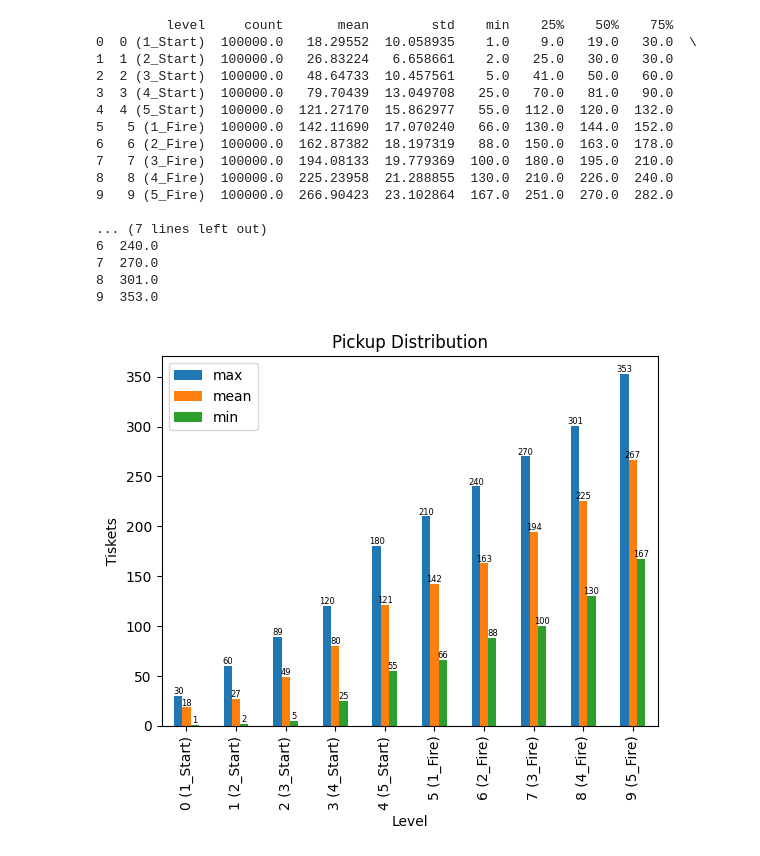
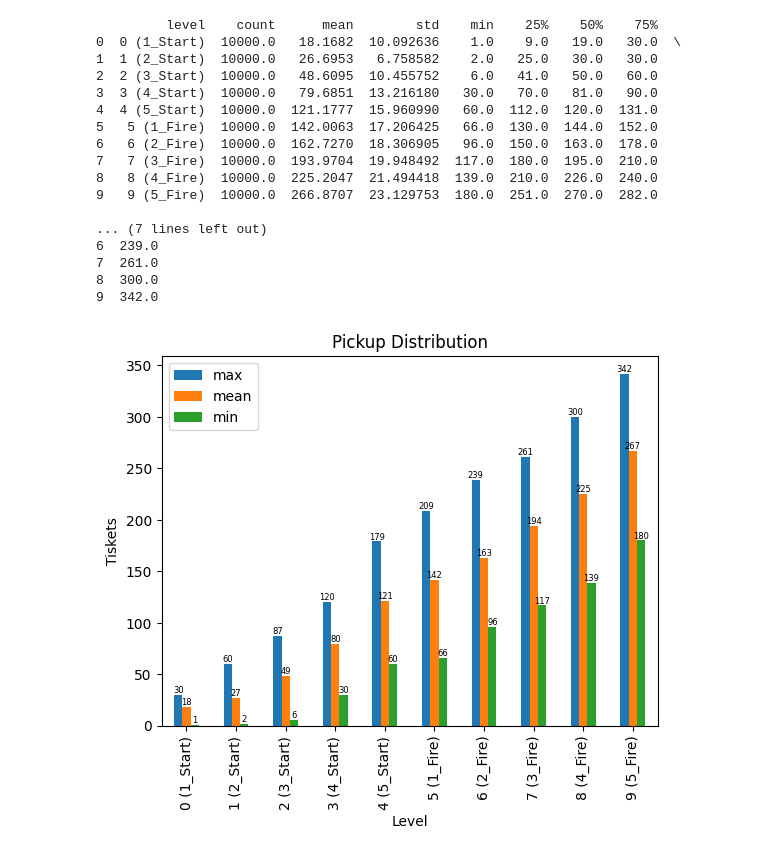
Before and after one commit to frank90086/pickup_hero, a Jupyter notebook: main.ipynb, the cells around one changed output. Cells and saved outputs as stored; diff of their text form; code cells hidden in the pictures.

```diff
--- a/main.ipynb
+++ b/main.ipynb
@@ -2,51 +2,51 @@
 import matplotlib.pyplot as plt
 import numpy as np
 import pandas as pd
 from concurrent.futures import ProcessPoolExecutor
 import pickup_hero
 
 def main():
     results = np.array([[0, 0, 0]], dtype=object)
     with ProcessPoolExecutor() as executor:
-        for r in executor.map(pickup_hero.pickup, [0] * 100000):
-            results = np.append(results, r, 0)
+        for r in [executor.submit(pickup_hero.pickup) for _ in range(10000)]:
+            results = np.append(results, r.result(), 0)
 
     results = np.delete(results, 0, 0)
 
     df = pd.DataFrame(results, columns=['level', 'tickets', 'fragments'])
     df[['tickets', 'fragments']] = df[['tickets', 'fragments']].apply(pd.to_numeric)
     df_describe = df.groupby(['level'])['tickets'].describe().reset_index()
     print(df_describe)
 
     pivot_table = pd.pivot_table(df_describe, values=['mean', 'min', 'max'], index=['level'], dropna=True)
     ax = pivot_table.plot(kind='bar', xlabel='Level', ylabel='Tiskets', title='Pickup Distribution')
 
     for i in ax.containers:
         ax.bar_label(i, label_type='edge', fontsize=6, labels=[int(round(val)) for val in i.datavalues])
 
     plt.show()
 
 if __name__ == '__main__':
     main()
 # %% [output]
-         level     count       mean        std    min    25%    50%    75%
-0  0 (1_Start)  100000.0   18.29552  10.058935    1.0    9.0   19.0   30.0  \
-1  1 (2_Start)  100000.0   26.83224   6.658661    2.0   25.0   30.0   30.0
-2  2 (3_Start)  100000.0   48.64733  10.457561    5.0   41.0   50.0   60.0
-3  3 (4_Start)  100000.0   79.70439  13.049708   25.0   70.0   81.0   90.0
-4  4 (5_Start)  100000.0  121.27170  15.862977   55.0  112.0  120.0  132.0
-5   5 (1_Fire)  100000.0  142.11690  17.070240   66.0  130.0  144.0  152.0
-6   6 (2_Fire)  100000.0  162.87382  18.197319   88.0  150.0  163.0  178.0
-7   7 (3_Fire)  100000.0  194.08133  19.779369  100.0  180.0  195.0  210.0
-8   8 (4_Fire)  100000.0  225.23958  21.288855  130.0  210.0  226.0  240.0
-9   9 (5_Fire)  100000.0  266.90423  23.102864  167.0  251.0  270.0  282.0
+         level    count      mean        std    min    25%    50%    75%
+0  0 (1_Start)  10000.0   18.1682  10.092636    1.0    9.0   19.0   30.0  \
+1  1 (2_Start)  10000.0   26.6953   6.758582    2.0   25.0   30.0   30.0
+2  2 (3_Start)  10000.0   48.6095  10.455752    6.0   41.0   50.0   60.0
+3  3 (4_Start)  10000.0   79.6851  13.216180   30.0   70.0   81.0   90.0
+4  4 (5_Start)  10000.0  121.1777  15.960990   60.0  112.0  120.0  131.0
+5   5 (1_Fire)  10000.0  142.0063  17.206425   66.0  130.0  144.0  152.0
+6   6 (2_Fire)  10000.0  162.7270  18.306905   96.0  150.0  163.0  178.0
+7   7 (3_Fire)  10000.0  193.9704  19.948492  117.0  180.0  195.0  210.0
+8   8 (4_Fire)  10000.0  225.2047  21.494418  139.0  210.0  226.0  240.0
+9   9 (5_Fire)  10000.0  266.8707  23.129753  180.0  251.0  270.0  282.0
 
 ... (7 lines left out)
-6  240.0
-7  270.0
-8  301.0
-9  353.0
+6  239.0
+7  261.0
+8  300.0
+9  342.0
-[figure, old version]
+[figure, new version]
 # %%
 import matplotlib.pyplot as plt
 import numpy as np
```
Also changed, not shown: parts of 2 cells of this notebook, 2 other files.
